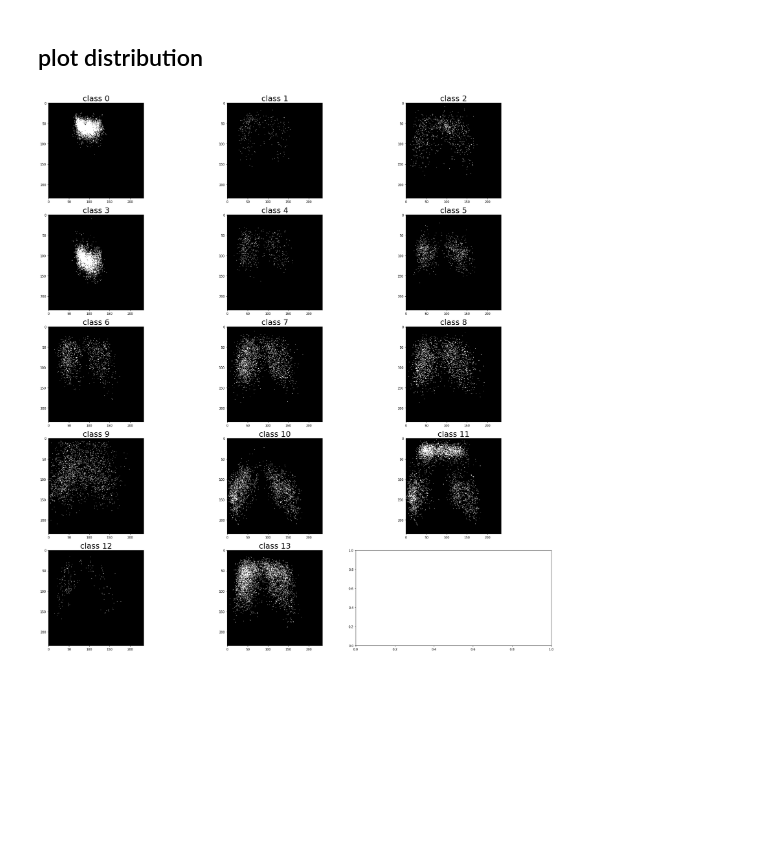
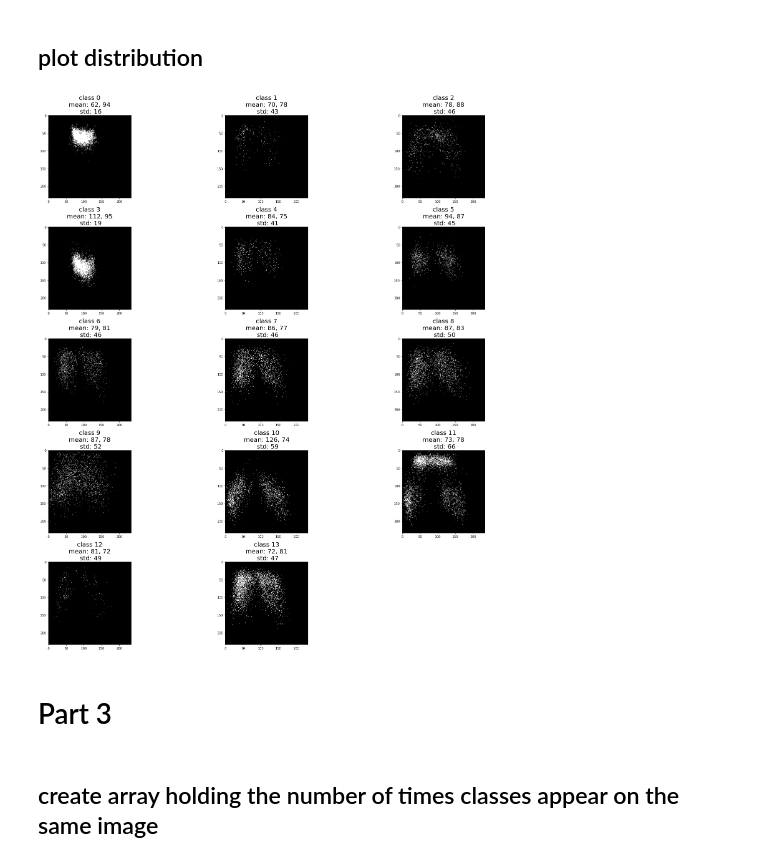
Before and after one commit to christam96/VinBigData-Abnormalities-Detection, a Jupyter notebook: Exploratory Data Analysis/center_of_bounding_box_distribution.ipynb, the cells around one changed output. Cells and saved outputs as stored; diff of their text form; code cells hidden in the pictures; blank space fills up the shorter version.

Commit message:
added part 3

```diff
--- a/Exploratory Data Analysis/center_of_bounding_box_distribution.ipynb
+++ b/Exploratory Data Analysis/center_of_bounding_box_distribution.ipynb
@@ -120,24 +122,39 @@ def scaleDownPosArr(posArr, factor, appearsAtLeastOnce=False, verbose=False):
     print("Maximum value in acc_pos_i after resizing: {}".format(np.amax(acc_pos_i)))
     print("New shape of accumulator arr: {}".format(acc_pos_i.shape))
   return posArr
+# %%
+def calculateMeanAndStd(centArr, factor):
+  import math as m
+  mean = np.average(centArr, axis=0)
+  centArr = np.array(centArr)
+  distances = [m.sqrt((val[0] - mean[0])**2 + (val[1] - mean[1])**2) for i, val in enumerate(centArr)]
+  return mean/factor, np.average(distances)/factor
 # %% [markdown]
 ## plot distribution
 # %%
 import matplotlib.pyplot as plt
 import numpy as np
 
 h, w = (5, 3)
 fig, axes = plt.subplots(h,w,figsize=(25,25))
 number_of_classes = len(set(train_df.class_id)) - 1
+factor = 15
 for class_id in range(number_of_classes):
   centArr = getCenterOfRectangle(train_df, class_id)
+  mean, std = calculateMeanAndStd(centArr, factor)
   posArr = accumulatePosArr(centArr,imShape)
-  posArr = scaleDownPosArr(posArr, 15, True)
+  posArr = scaleDownPosArr(posArr, factor, True)
   #print(class_id // w, class_id % w)
   i, j = (class_id // w, class_id % w)
   axes[i, j].imshow(posArr, cmap = "gray")
-  axes[i, j].set_title("class "+str(class_id),fontsize=25)
+  axes[i, j].set_title("class {}\n mean: {:.0f}, {:.0f} \n std: {:.0f}".format(class_id,\
+                                                      mean[0],mean[1],std),fontsize=20)
+fig.delaxes(axes[-1,-1])
 fig.tight_layout()
 fig.savefig("bounding_box_distr.png")
 # %% [output]
-[figure, old version]
+[figure, new version]
+# %% [markdown]
+# Part 3
+# %% [markdown]
+## create array holding the number of times classes appear on the same image
```
Also changed, not shown: parts of 5 cells of this notebook.
